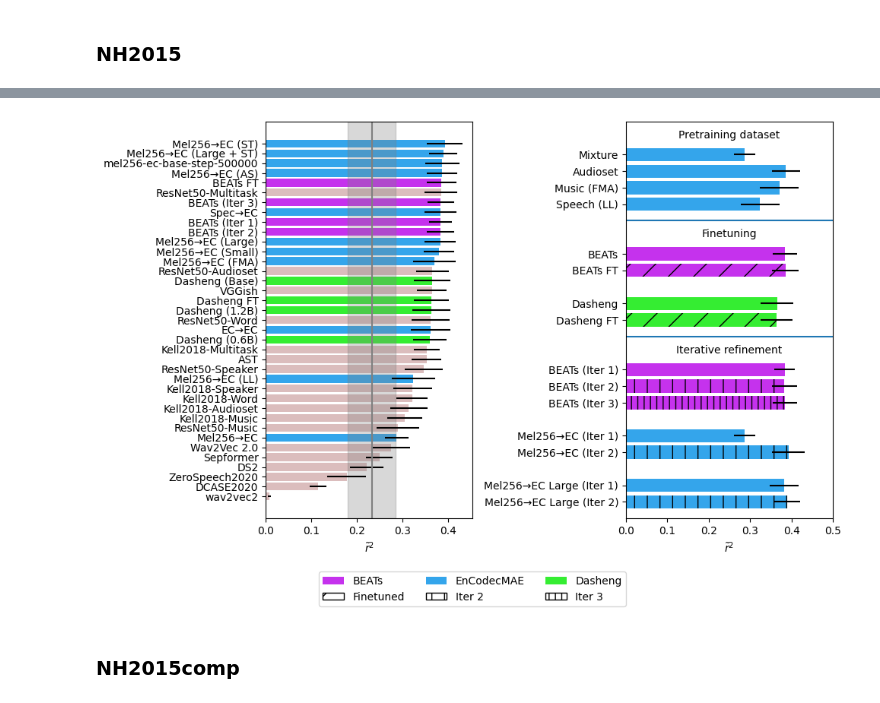
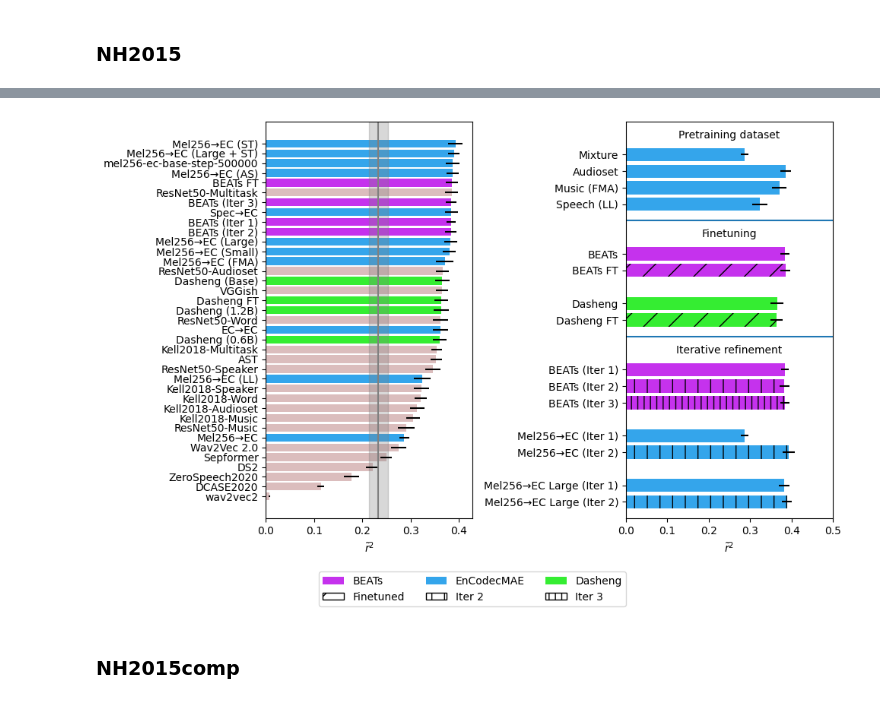
Before and after one commit to mrpep/braindnn, a Jupyter notebook: notebooks/Results.ipynb, the cells around one changed output, grey strips where cells are left out. Drawn from its saved outputs; the diff is of its cells as text; code cells hidden in the pictures.

```diff
--- a/notebooks/Results.ipynb
+++ b/notebooks/Results.ipynb
@@ -37,7 +37,7 @@ for f in tqdm(Path('../results/voxel_prediction/NH2015').glob('*.pkl')):
 for f in tqdm(Path('../results/rsa/NH2015').glob('*.pkl')):
     subjects_rsa = joblib.load(f)['subjects_r']
     rsa_val = np.nanmean(subjects_rsa)
-    rsa_std = np.nanstd(subjects_rsa)
+    rsa_std = np.nanstd(subjects_rsa)/(np.sqrt(len(subjects_rsa['subjects_r'])-1))
     model = f.stem.split('RSA_NH2015_')[-1]
     model_metadata = {'model': model,
                       'rsa_nh2015': rsa_val,
@@ -47,7 +47,7 @@ for f in tqdm(Path('../results/rsa/NH2015').glob('*.pkl')):
 for f in tqdm(Path('../results/rsa/B2021').glob('*.pkl')):
     subjects_rsa = joblib.load(f)['subjects_r']
     rsa_val = np.nanmean(subjects_rsa)
-    rsa_std = np.nanstd(subjects_rsa)
+    rsa_std = np.nanstd(subjects_rsa)/(np.sqrt(len(subjects_rsa['subjects_r'])-1))
     model = f.stem.split('RSA_B2021_')[-1]
     model_metadata = {'model': model,
                       'rsa_b2021': rsa_val,
@@ -70,9 +89,9 @@ for subj in df_voxel_metadata['subj_idx'].unique():
     cols = [f'nh2015_{xi}' for xi in df_voxel_metadata.loc[df_voxel_metadata['subj_idx']==subj]['index'].values if f'nh2015_{xi}' in df_all.columns]
     subj_median_r2 = df_all[cols].median(axis=1)
     subj_medians.append(subj_median_r2)
-
+subj_medians = [s for s in subj_medians if not np.all(np.isnan(s.values))]
 r2_mean = pd.concat(subj_medians, axis=1).mean(axis=1)
-r2_std = pd.concat(subj_medians, axis=1).std(axis=1)
+r2_std = pd.concat(subj_medians, axis=1).std(axis=1) / np.sqrt(len(subj_medians)-1)
 
 r2_nh2015 = pd.concat([r2_mean, r2_std], axis=1)
 r2_nh2015.columns = ['r2_mean', 'r2_std']
@@ -154,34 +173,34 @@ ax[1].set_yticks(ticks=[19,18,17,16,13,12,10,9,6,5,4,2,1,-1,-2],
                  labels=['Mixture',
                          'Audioset',
                          'Music (FMA)',
                          'Speech (LL)',
                          'BEATs',
                          'BEATs FT',
                          'Dasheng',
                          'Dasheng FT',
                          'BEATs (Iter 1)',
                          'BEATs (Iter 2)',
                          'BEATs (Iter 3)',
                          'Mel256→EC (Iter 1)',
                          'Mel256→EC (Iter 2)',
                          'Mel256→EC Large (Iter 1)',
                          'Mel256→EC Large (Iter 2)'])
 
 custom_legend = [
     Patch(facecolor='#c532ed', label='BEATs'),
     Patch(facecolor='white', edgecolor='black', hatch='/', label='Finetuned'),
     Patch(facecolor='#34a5eb', label='EnCodecMAE'),
     Patch(facecolor='white', edgecolor='black', hatch='|', label='Iter 2'),
     Patch(facecolor='#35ed32', label='Dasheng'),
     Patch(facecolor='white', edgecolor='black', hatch='||', label='Iter 3'),
 ]
 
 fig.legend(handles=custom_legend, ncols=3, loc='lower center', bbox_to_anchor=[0.5,-0.1,0,0])
 ax[0].set_xlabel(r'$\tilde{r}^2$')
 ax[1].set_xlabel(r'$\tilde{r}^2$')
 plt.tight_layout()
 # %% [output]
-[figure, old version]
+[figure, new version]
 # %% [markdown]
 ### NH2015comp
 # %%
```
Also changed, not shown: parts of 3 cells of this notebook, 4 other files.
